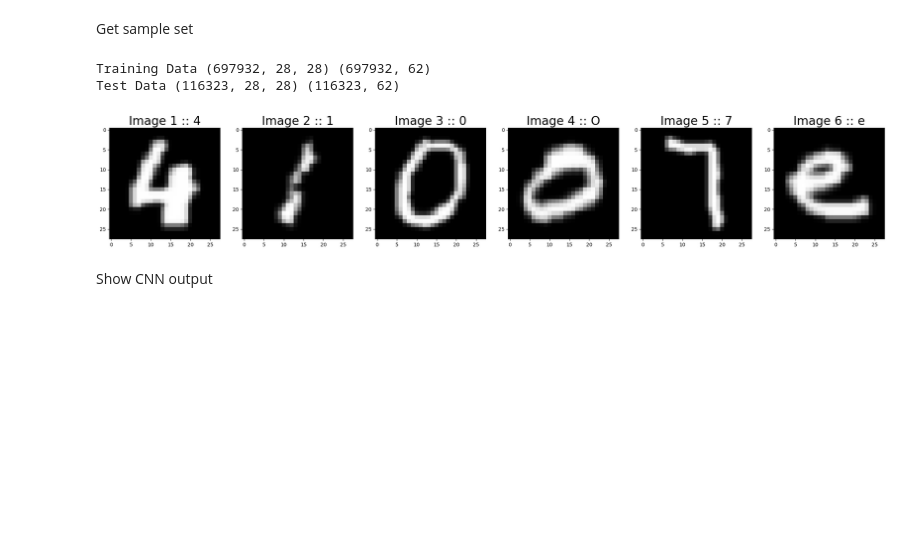
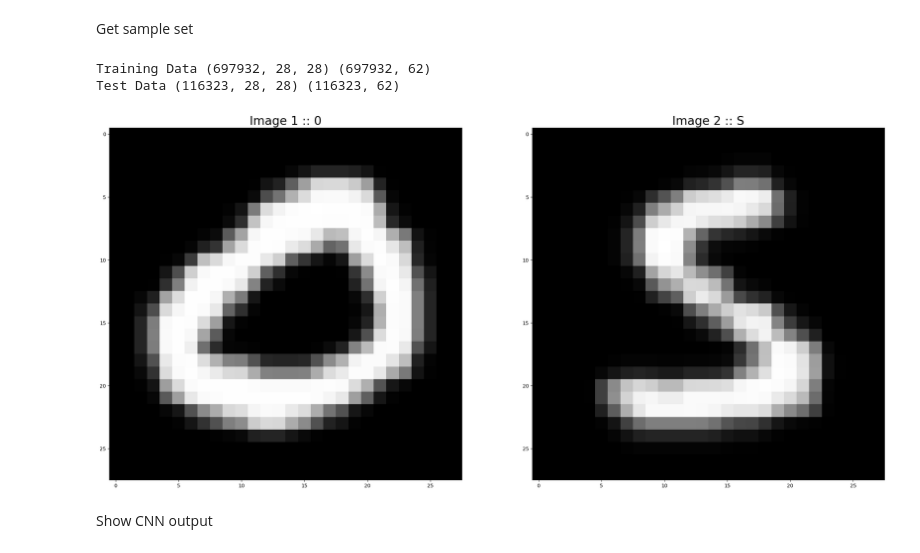
Before and after one commit to ChristVice/FreehandToText, a Jupyter notebook: ai/PreTrainedModels/EMNISTHybrid.ipynb, the cells around one changed output. Saved outputs shown, nothing was run; the diff lists cells and outputs as text; code cells hidden in the pictures; blank space fills up the shorter version.

```diff
--- a/ai/PreTrainedModels/EMNISTHybrid.ipynb
+++ b/ai/PreTrainedModels/EMNISTHybrid.ipynb
@@ -172,23 +174,23 @@ Get sample set
 # %%
 x_train = x_train.reshape(x_train.shape[0], 28,28)
 print('Training Data', x_train.shape, y_train.shape)
 x_test = x_test.reshape(x_test.shape[0], 28,28)
 print('Test Data', x_test.shape, y_test.shape)
 
 # Plot the Image
-DUMMY_BATCH_SIZE = 6
+DUMMY_BATCH_SIZE = 2
 image_index = np.random.randint(0, x_test.shape[0], size=DUMMY_BATCH_SIZE)
 dummy_batch = x_test[image_index]
 true_labels = [get_char_from_label(np.argmax(y_test[idx])) for idx in image_index]
 
 fig, axes = plt.subplots(1, DUMMY_BATCH_SIZE, figsize=(28, 28))
 for i in range(DUMMY_BATCH_SIZE):
     axes[i].imshow(dummy_batch[i], cmap='gray')
     axes[i].set_title(f"Image {i+1} :: {true_labels[i]}", fontsize=24)
 # %% [output]
 Training Data (697932, 28, 28) (697932, 62)
 Test Data (116323, 28, 28) (116323, 62)
-[figure, old version]
+[figure, new version]
 # %% [markdown]
 Show CNN output
 # %%
```
Also changed, not shown: parts of 7 cells of this notebook, 15 other files.
